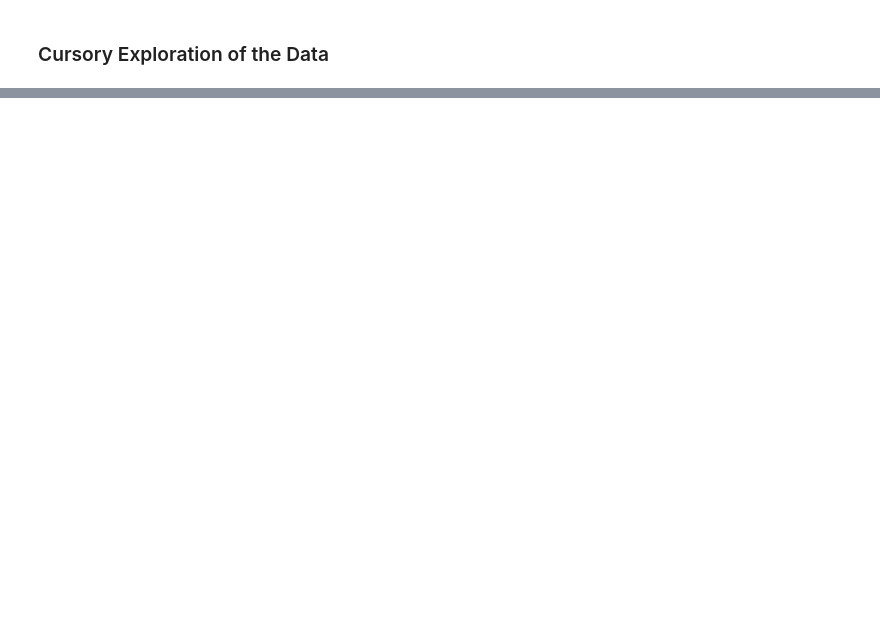
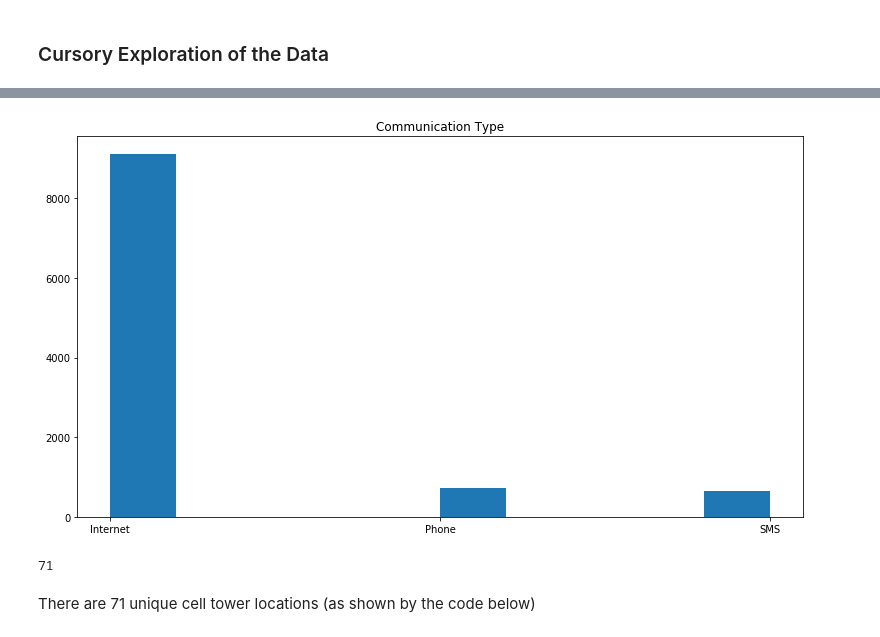
Before and after one commit to godsylla/visualizing-geodata_folium-bokeh-demo-, a Jupyter notebook: Folium_Demo.ipynb, the cells around one changed output, grey strips where cells are left out. Saved outputs shown, nothing was run; the diff lists cells and outputs as text; code cells hidden in the pictures; blank space fills up the shorter version.

```diff
--- a/Folium_Demo.ipynb
+++ b/Folium_Demo.ipynb
@@ -88,0 +156,13 @@ data.head()
+# %%
+plt.figure(figsize=(13,7))
+_ = plt.hist(data['Comm Type'])
+plt.title('Communication Type')
+plt.show()
+# %% [output]
+[figure, added]
+# %%
+data['Cell Tower Location'].nunique()
+# %% [output]
+71
+# %% [markdown]
+There are 71 unique cell tower locations (as shown by the code below)
```
Also changed, not shown: parts of 25 cells of this notebook.
